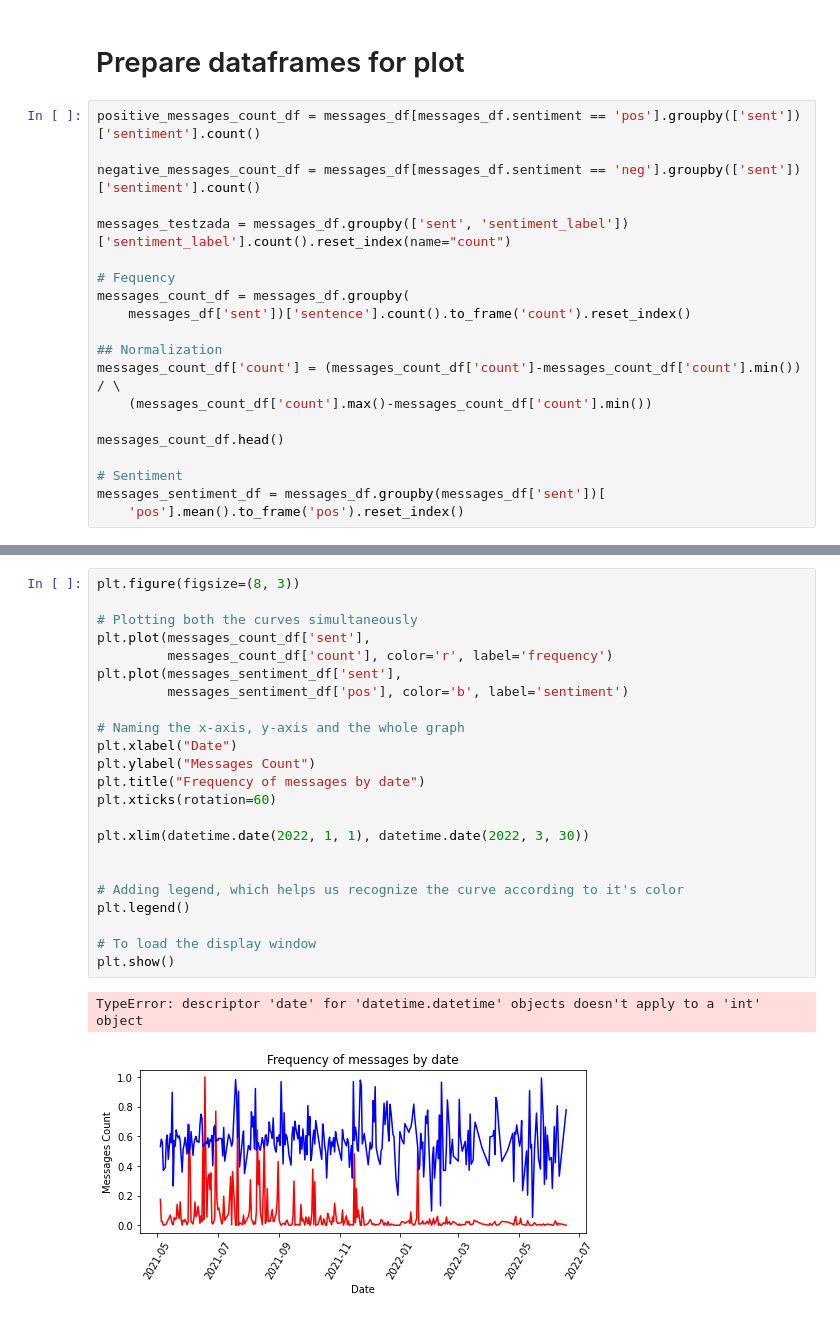
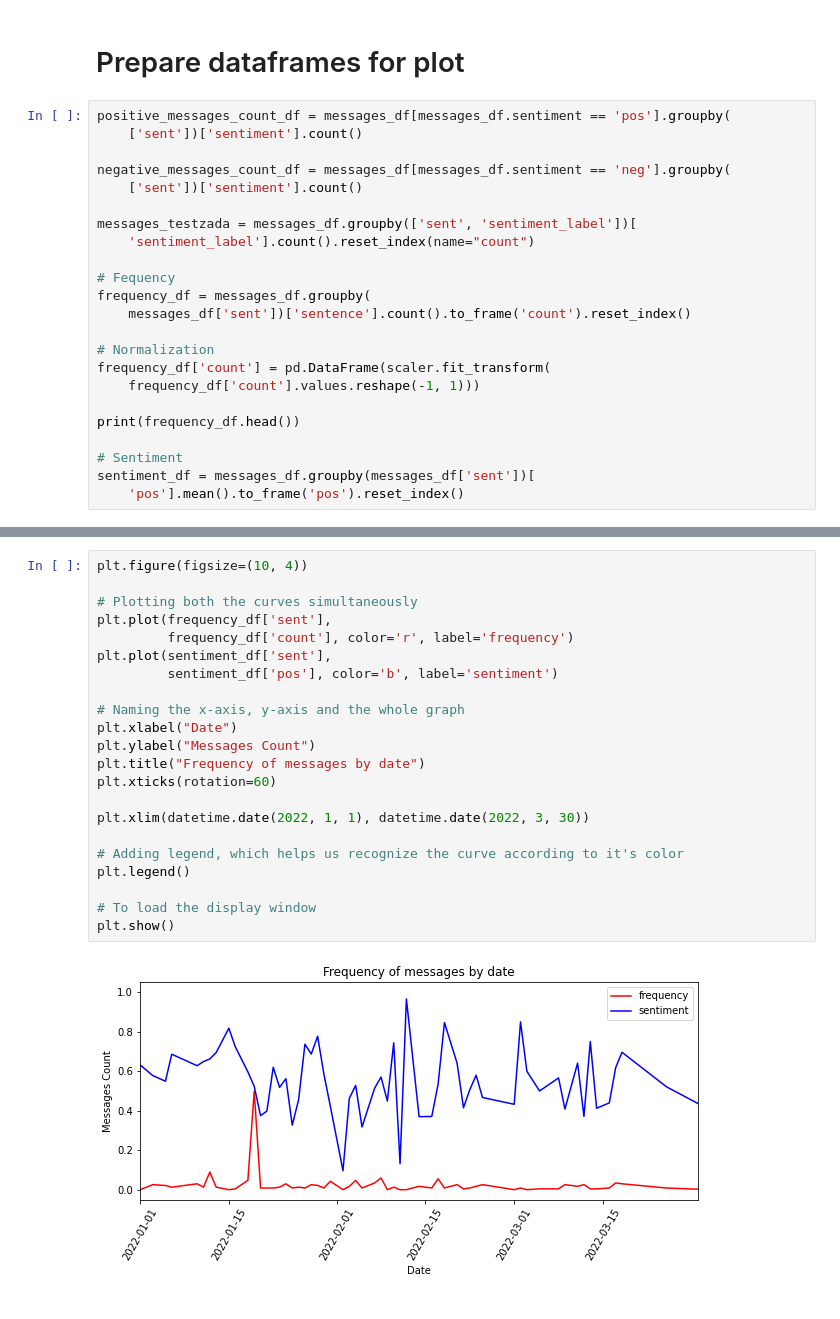
Before and after one commit to muriloarelhano/trabalho-mrs, a Jupyter notebook: main.ipynb, the cells around one changed output, grey strips where cells are left out. Cells and saved outputs as stored; diff of their text form.

Commit message:
feat: apply normalization with sklearn

```diff
--- a/main.ipynb
+++ b/main.ipynb
@@ -75,22 +75,25 @@ messages_df.head(5)
 # %% [markdown]
 # Prepare dataframes for plot
 # %%
-positive_messages_count_df = messages_df[messages_df.sentiment == 'pos'].groupby(['sent'])['sentiment'].count()
+positive_messages_count_df = messages_df[messages_df.sentiment == 'pos'].groupby(
+    ['sent'])['sentiment'].count()
 
-negative_messages_count_df = messages_df[messages_df.sentiment == 'neg'].groupby(['sent'])['sentiment'].count()
+negative_messages_count_df = messages_df[messages_df.sentiment == 'neg'].groupby(
+    ['sent'])['sentiment'].count()
 
-messages_testzada = messages_df.groupby(['sent', 'sentiment_label'])['sentiment_label'].count().reset_index(name="count")
+messages_testzada = messages_df.groupby(['sent', 'sentiment_label'])[
+    'sentiment_label'].count().reset_index(name="count")
 
 # Fequency
-messages_count_df = messages_df.groupby(
+frequency_df = messages_df.groupby(
     messages_df['sent'])['sentence'].count().to_frame('count').reset_index()
 
-## Normalization
-messages_count_df['count'] = (messages_count_df['count']-messages_count_df['count'].min()) / \
-    (messages_count_df['count'].max()-messages_count_df['count'].min())
+# Normalization
+frequency_df['count'] = pd.DataFrame(scaler.fit_transform(
+    frequency_df['count'].values.reshape(-1, 1)))
 
-messages_count_df.head()
+print(frequency_df.head())
 
 # Sentiment
-messages_sentiment_df = messages_df.groupby(messages_df['sent'])[
+sentiment_df = messages_df.groupby(messages_df['sent'])[
     'pos'].mean().to_frame('pos').reset_index()
@@ -97,29 +107,27 @@ messages_sentiment_df = messages_df.groupby(messages_df['sent'])[
 # %%
-plt.figure(figsize=(8, 3))
+plt.figure(figsize=(10, 4))
 
 # Plotting both the curves simultaneously
-plt.plot(messages_count_df['sent'],
-         messages_count_df['count'], color='r', label='frequency')
-plt.plot(messages_sentiment_df['sent'],
-         messages_sentiment_df['pos'], color='b', label='sentiment')
+plt.plot(frequency_df['sent'],
+         frequency_df['count'], color='r', label='frequency')
+plt.plot(sentiment_df['sent'],
+         sentiment_df['pos'], color='b', label='sentiment')
 
 # Naming the x-axis, y-axis and the whole graph
 plt.xlabel("Date")
 plt.ylabel("Messages Count")
 plt.title("Frequency of messages by date")
 plt.xticks(rotation=60)
 
 plt.xlim(datetime.date(2022, 1, 1), datetime.date(2022, 3, 30))
 
-
 # Adding legend, which helps us recognize the curve according to it's color
 plt.legend()
 
 # To load the display window
 plt.show()
 # %% [output]
-TypeError: descriptor 'date' for 'datetime.datetime' objects doesn't apply to a 'int' object
-[figure, old version]
+[figure, new version]
 # %%
 table = pd.pivot_table(messages_testzada, values='count', index=['sent'], columns=['sentiment_label'], fill_value=0)
 
```
Also changed, not shown: parts of 2 cells of this notebook.
